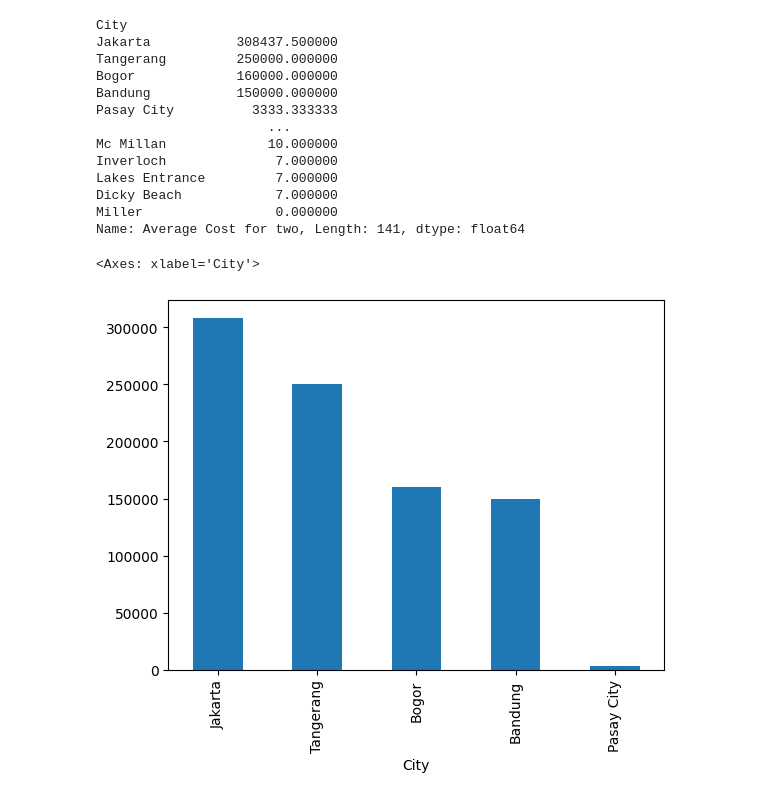
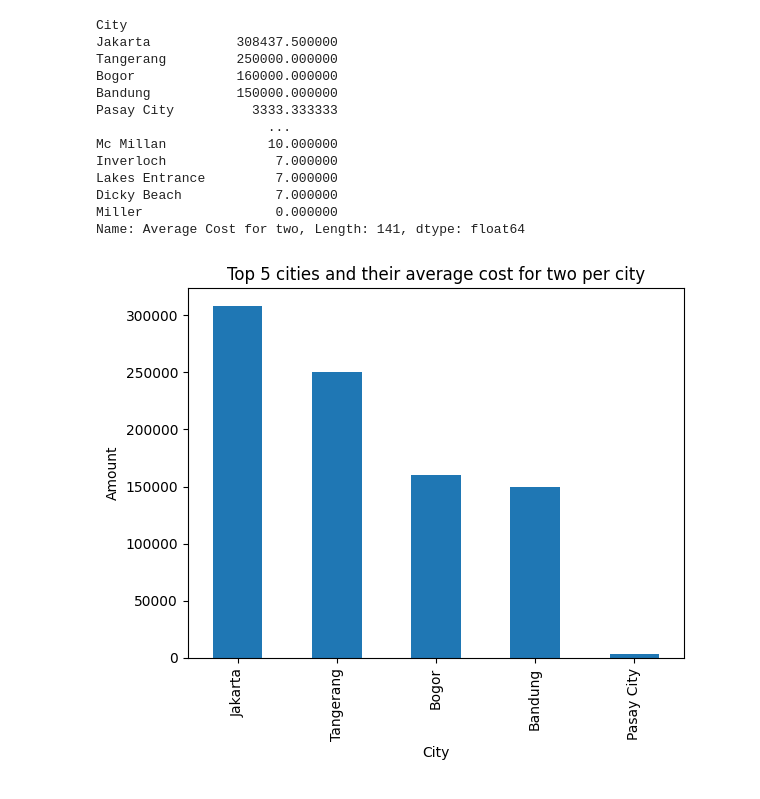
Before and after one commit to Vanshaj14Mohan/Restaurant-Ratings-Prediction, a Jupyter notebook: Files/main.ipynb, the cells around one changed output. Drawn from its saved outputs; the diff is of its cells as text; code cells hidden in the pictures.

```diff
--- a/Files/main.ipynb
+++ b/Files/main.ipynb
@@ -138,6 +138,9 @@ Miller                 0.000000
 Name: Average Cost for two, Length: 141, dtype: float64
 # %%
 df.groupby("City")["Average Cost for two"].mean().sort_values(ascending=False).head().plot(kind="bar")
+plt.title("Top 5 cities and their average cost for two per city")
+plt.xlabel("City")
+plt.ylabel("Amount")
+plt.show()
 # %% [output]
-<Axes: xlabel='City'>
-[figure, old version]
+[figure, new version]
```
